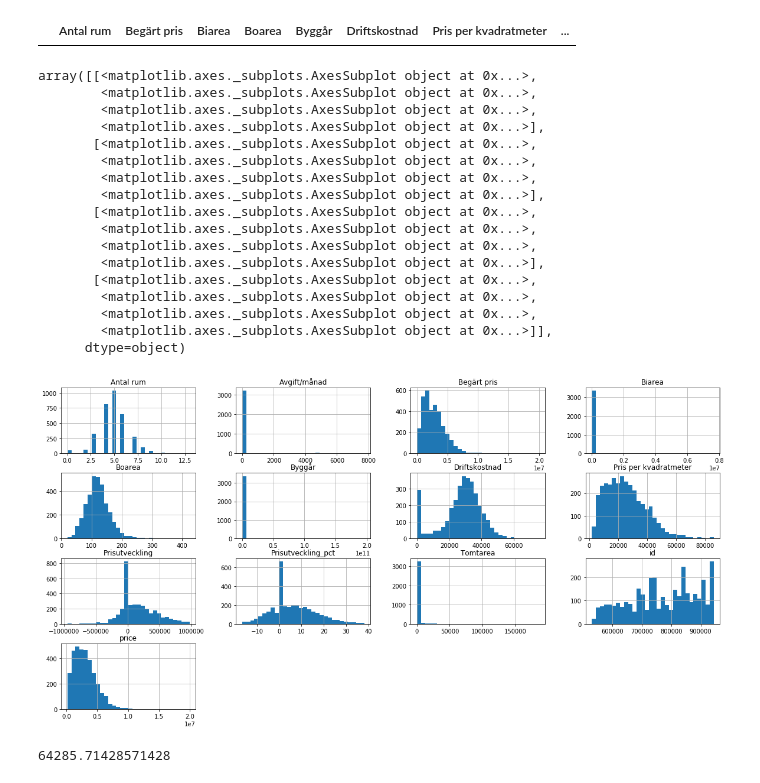
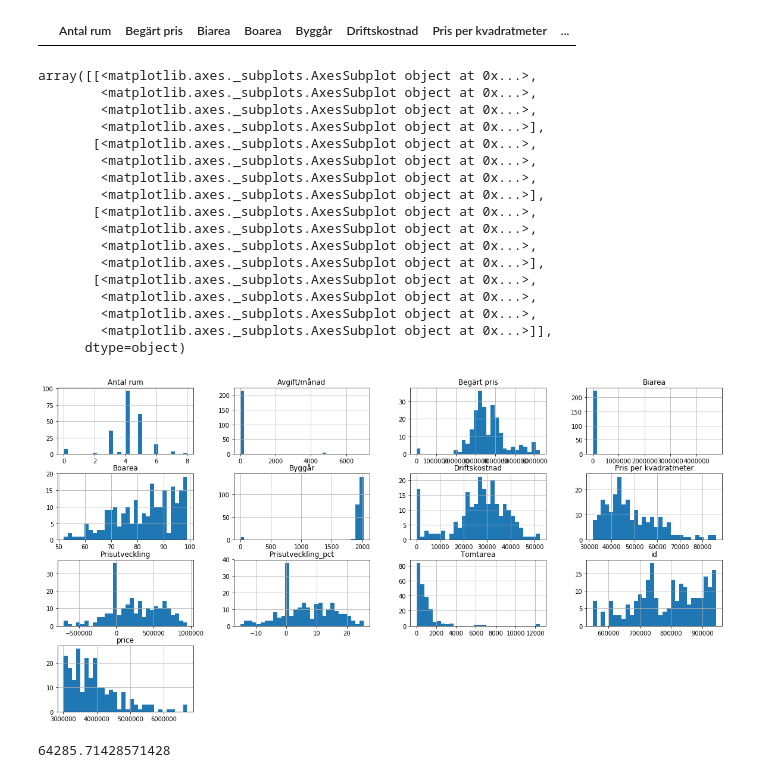
Before and after one commit to martinlarsalbert/hemnet, a Jupyter notebook: 05_analyze.ipynb, the cells around one changed output. Cells and saved outputs as stored; diff of their text form; code cells hidden in the pictures.

Commit message:
Improved the code, to make it more robust. The data will need more cleaning in the postprocessing however

```diff
--- a/05_analyze.ipynb
+++ b/05_analyze.ipynb
@@ -62,35 +62,38 @@ house_data['Prisutveckling_pct'] = house_data['Prisutveckling'] / house_data['pr
 price_max = house_data['Prisutveckling_pct'].quantile(0.99)
 price_min = house_data['Prisutveckling_pct'].quantile(0.01)
 
 mask = ((house_data['Prisutveckling_pct'] > price_min) &
         (house_data['Prisutveckling_pct'] < price_max) &
-        ((house_data['type'] == 'villa') | (house_data['type'] == 'radhus'))
+        (house_data['price'] > 3*10**6) &
+
+        ((house_data['type'] == 'villa') | (house_data['type'] == 'radhus')) &
+        (house_data['Boarea'] < 100) & (house_data['Boarea'] > 50)
 
        )
 
 house_data_ = house_data.loc[mask].copy()
 fig,ax = plt.subplots()
 fig.set_size_inches(20,10)
 house_data_.hist(bins = 30,ax = ax)
 # %% [output]
 array([[<matplotlib.axes._subplots.AxesSubplot object at 0x...>,
         <matplotlib.axes._subplots.AxesSubplot object at 0x...>,
         <matplotlib.axes._subplots.AxesSubplot object at 0x...>,
         <matplotlib.axes._subplots.AxesSubplot object at 0x...>],
        [<matplotlib.axes._subplots.AxesSubplot object at 0x...>,
         <matplotlib.axes._subplots.AxesSubplot object at 0x...>,
         <matplotlib.axes._subplots.AxesSubplot object at 0x...>,
         <matplotlib.axes._subplots.AxesSubplot object at 0x...>],
        [<matplotlib.axes._subplots.AxesSubplot object at 0x...>,
         <matplotlib.axes._subplots.AxesSubplot object at 0x...>,
         <matplotlib.axes._subplots.AxesSubplot object at 0x...>,
         <matplotlib.axes._subplots.AxesSubplot object at 0x...>],
        [<matplotlib.axes._subplots.AxesSubplot object at 0x...>,
         <matplotlib.axes._subplots.AxesSubplot object at 0x...>,
         <matplotlib.axes._subplots.AxesSubplot object at 0x...>,
         <matplotlib.axes._subplots.AxesSubplot object at 0x...>]],
       dtype=object)
-[figure, old version]
+[figure, new version]
 # %%
 4500000 / 70
 # %% [output]
```
Also changed, not shown: parts of 6 cells of this notebook, 4 other files.
